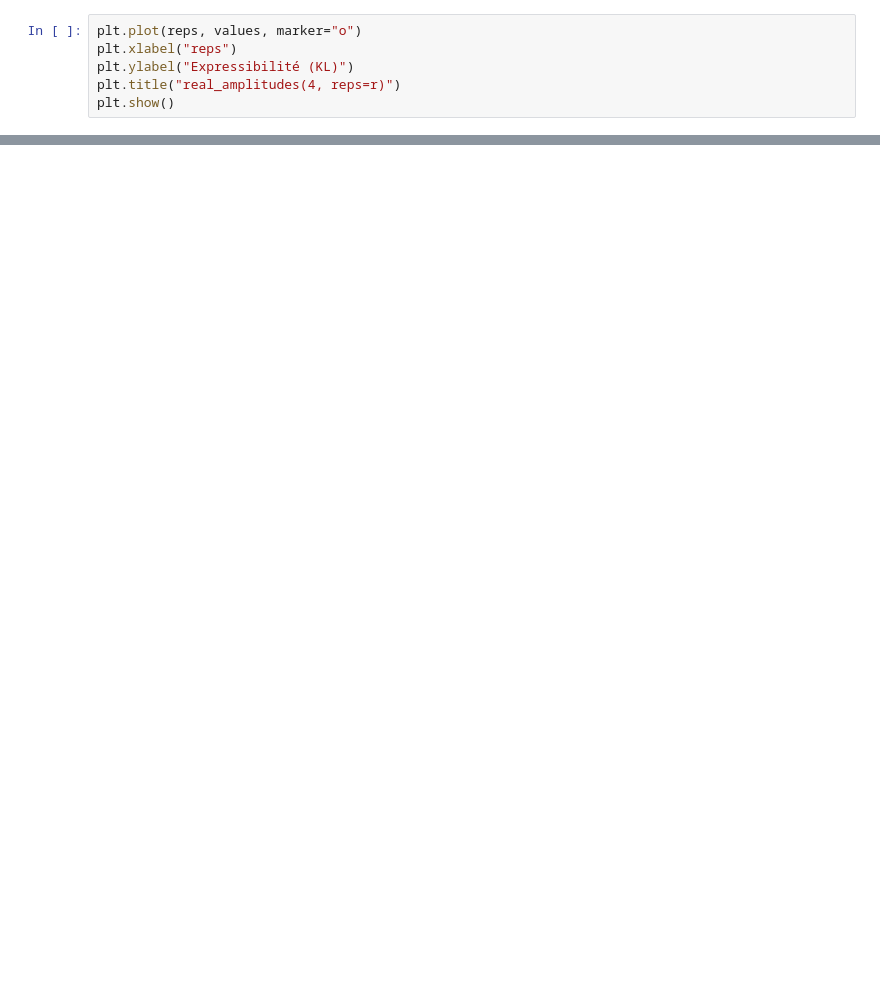
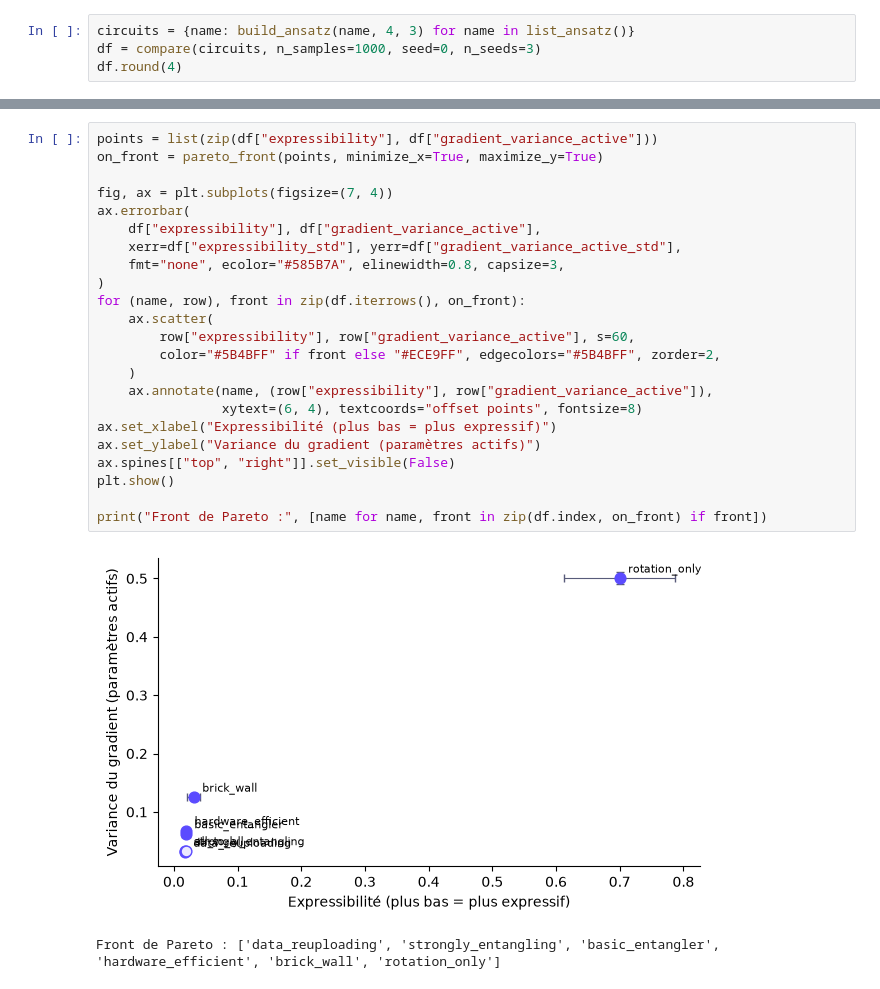
Before and after one commit to Ldvccc/StochastiQ_Lib, a Jupyter notebook: examples/demo.ipynb, the cells around one changed output, grey strips where cells are left out. Drawn from its saved outputs; the diff is of its cells as text; blank space fills up the shorter version.

Commit message:
Notebook de démonstration avec les 7 ansatz : comparaison, front de Pareto, scaling et coût matériel
Co-Authored-By: Claude Opus 5.5 <noreply@anthropic.com>

```diff
--- a/examples/demo.ipynb
+++ b/examples/demo.ipynb
@@ -19,7 +31,5 @@ reps=5 : 0.1568
 # %%
-plt.plot(reps, values, marker="o")
-plt.xlabel("reps")
-plt.ylabel("Expressibilité (KL)")
-plt.title("real_amplitudes(4, reps=r)")
-plt.show()
+circuits = {name: build_ansatz(name, 4, 3) for name in list_ansatz()}
+df = compare(circuits, n_samples=1000, seed=0, n_seeds=3)
+df.round(4)
 # %% [output]
@@ -40,0 +48,26 @@ compare(circuits, n_samples=1000, seed=0)
+# %%
+points = list(zip(df["expressibility"], df["gradient_variance_active"]))
+on_front = pareto_front(points, minimize_x=True, maximize_y=True)
+
+fig, ax = plt.subplots(figsize=(7, 4))
+ax.errorbar(
+    df["expressibility"], df["gradient_variance_active"],
+    xerr=df["expressibility_std"], yerr=df["gradient_variance_active_std"],
+    fmt="none", ecolor="#585B7A", elinewidth=0.8, capsize=3,
+)
+for (name, row), front in zip(df.iterrows(), on_front):
+    ax.scatter(
+        row["expressibility"], row["gradient_variance_active"], s=60,
+        color="#5B4BFF" if front else "#ECE9FF", edgecolors="#5B4BFF", zorder=2,
+    )
+    ax.annotate(name, (row["expressibility"], row["gradient_variance_active"]),
+                xytext=(6, 4), textcoords="offset points", fontsize=8)
+ax.set_xlabel("Expressibilité (plus bas = plus expressif)")
+ax.set_ylabel("Variance du gradient (paramètres actifs)")
+ax.spines[["top", "right"]].set_visible(False)
+plt.show()
+
+print("Front de Pareto :", [name for name, front in zip(df.index, on_front) if front])
+# %% [output]
+[figure, added]
+Front de Pareto : ['data_reuploading', 'strongly_entangling', 'basic_entangler', 'hardware_efficient', 'brick_wall', 'rotation_only']
```
Also changed, not shown: parts of 12 cells of this notebook.
